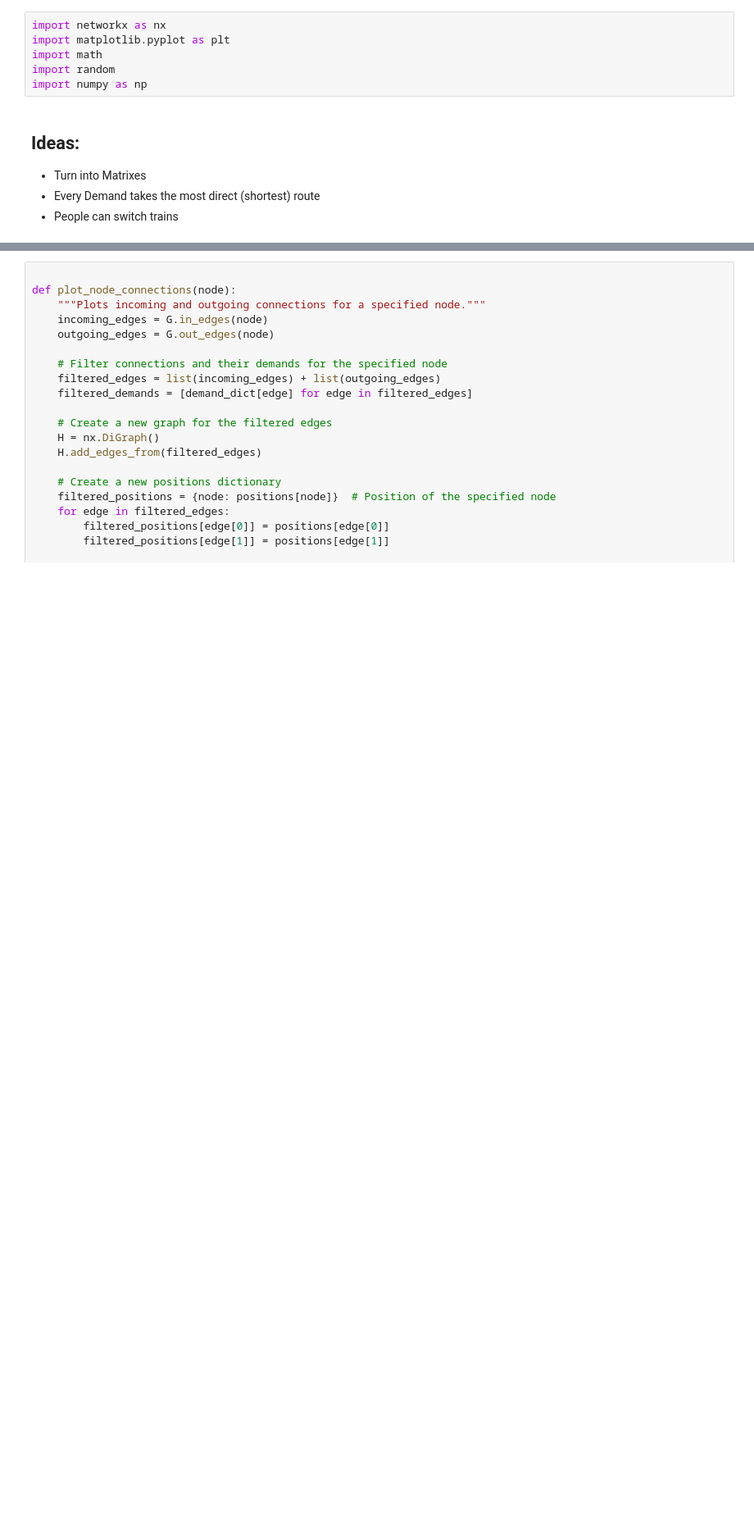
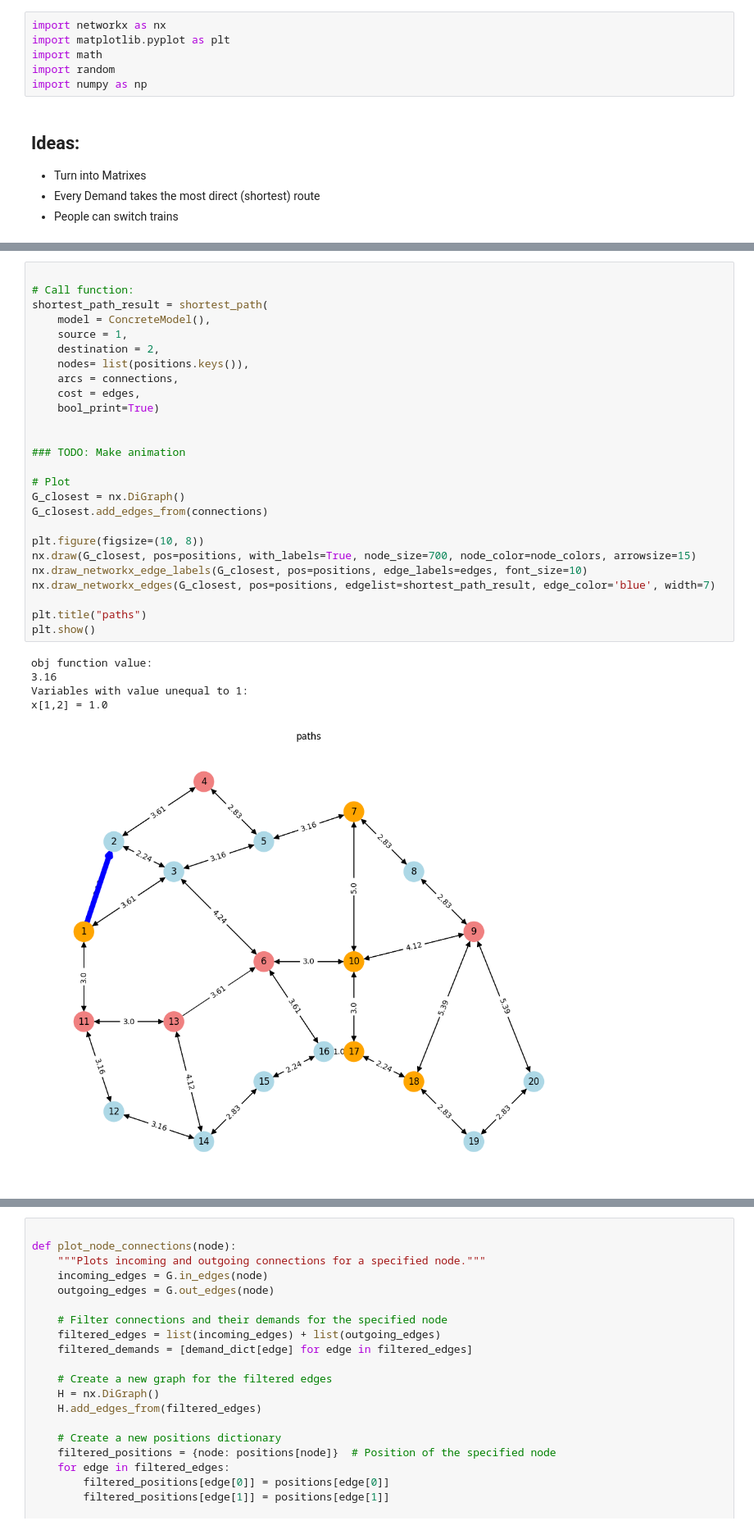
Before and after one commit to schmeti/uc3m_optimization_project, a Jupyter notebook: main.ipynb, the cells around one changed output, grey strips where cells are left out. Shown: that part at 82% size. Drawn from its saved outputs; the diff is of its cells as text; blank space fills up the shorter version.

Commit message:
shortest path solved, first steps in lines

```diff
--- a/main.ipynb
+++ b/main.ipynb
@@ -551,0 +221,32 @@ Route (10, 9): 0.0
+# %%
+
+# Call function:
+shortest_path_result = shortest_path(
+    model = ConcreteModel(),
+    source = 1,
+    destination = 2,
+    nodes= list(positions.keys()),
+    arcs = connections,
+    cost = edges,
+    bool_print=True)
+
+
+### TODO: Make animation
+
+# Plot
+G_closest = nx.DiGraph()
+G_closest.add_edges_from(connections)
+
+plt.figure(figsize=(10, 8))
+nx.draw(G_closest, pos=positions, with_labels=True, node_size=700, node_color=node_colors, arrowsize=15)
+nx.draw_networkx_edge_labels(G_closest, pos=positions, edge_labels=edges, font_size=10)
+nx.draw_networkx_edges(G_closest, pos=positions, edgelist=shortest_path_result, edge_color='blue', width=7)
+
+plt.title("paths")
+plt.show()
+# %% [output]
+obj function value:
+3.16
+Variables with value unequal to 1:
+x[1,2] = 1.0
+[figure, added]
```
Also changed, not shown: parts of 27 cells of this notebook, 1 other file.
